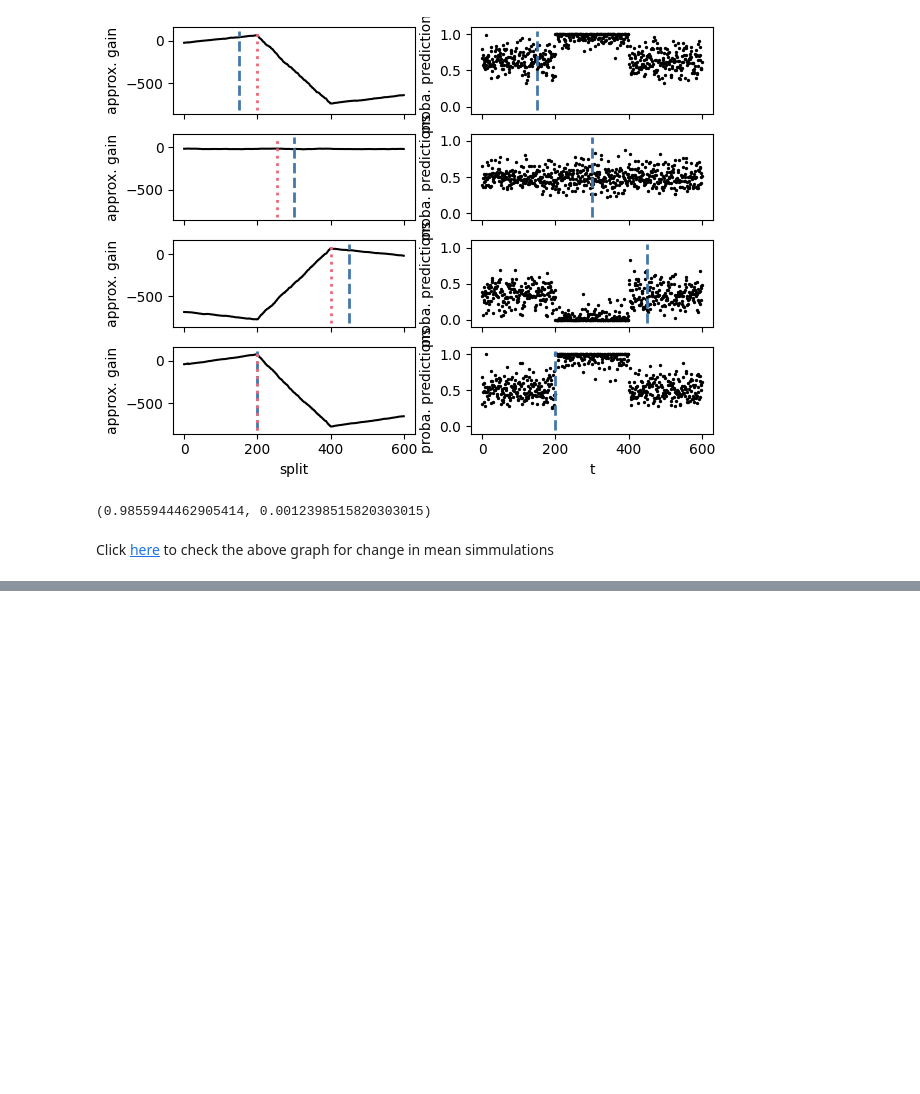
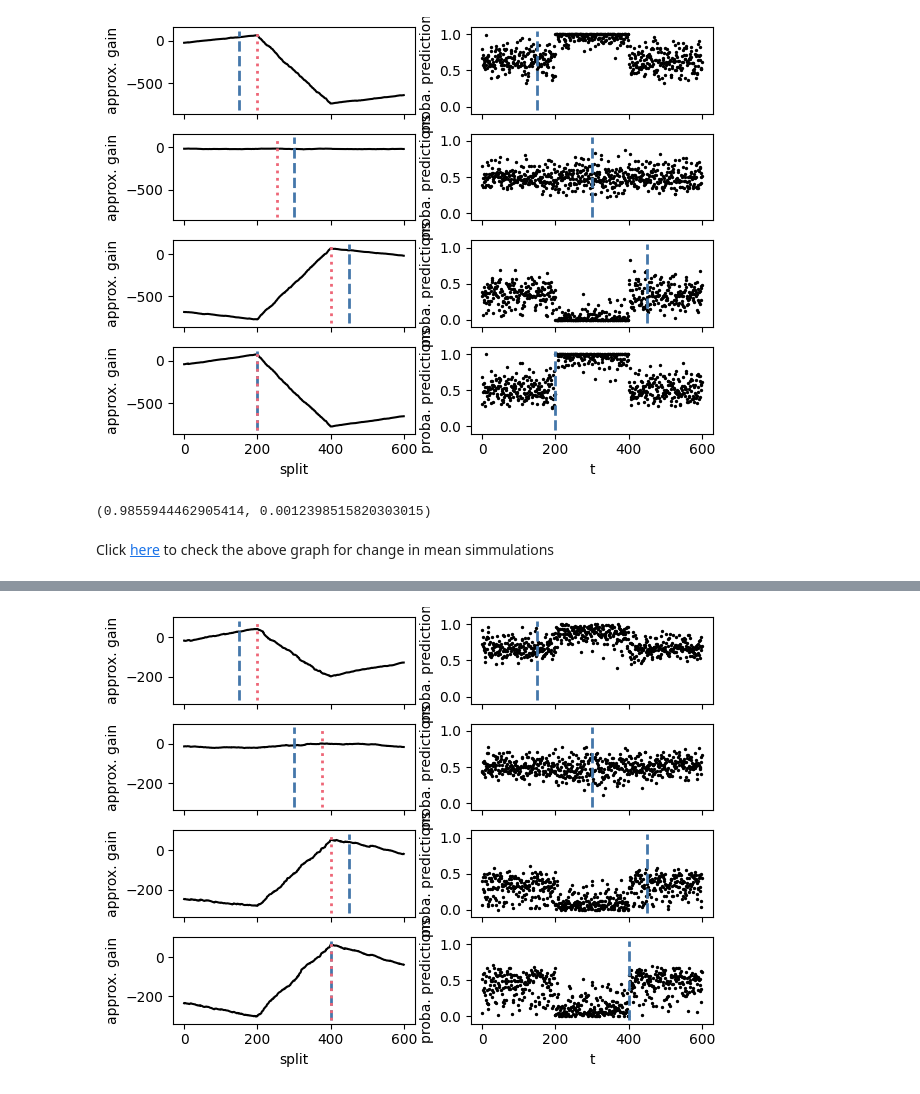
Before and after one commit to wajidmanzoor/Change-Point-detection-using-Random-Forest, a Jupyter notebook: notebooks/simmulation.ipynb, the cells around one changed output, grey strips where cells are left out. Cells and saved outputs as stored; diff of their text form; code cells hidden in the pictures; blank space fills up the shorter version.

```diff
--- a/notebooks/simmulation.ipynb
+++ b/notebooks/simmulation.ipynb
@@ -164,0 +215,4 @@ Click [here](https://wajidmanzoor.github.io/Change-Point-detection-using-Random-
+# %%
+result.optimizer_result.plot().show()
+# %% [output]
+[figure, added]
```
Also changed, not shown: parts of 7 cells of this notebook.
